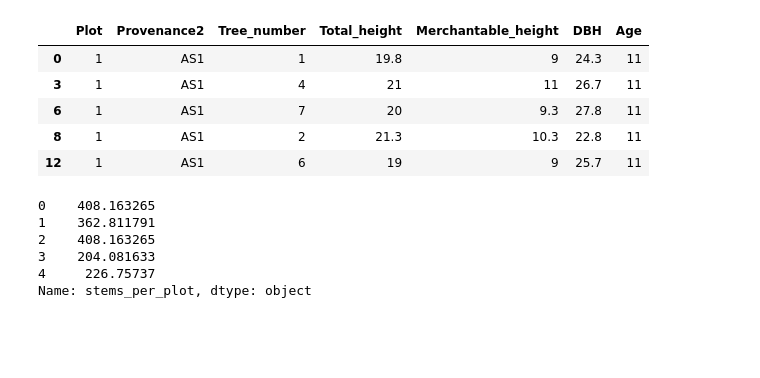
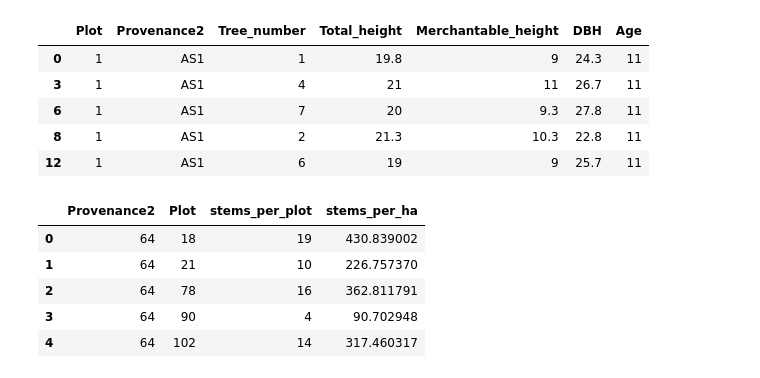
Before and after one commit to ds-gowusu/forest_ml, a Jupyter notebook: Provenance_analysis_2026.ipynb, the cells around one changed output. Saved outputs shown, nothing was run; the diff lists cells and outputs as text; code cells hidden in the pictures; blank space fills up the shorter version.

```diff
--- a/Provenance_analysis_2026.ipynb
+++ b/Provenance_analysis_2026.ipynb
@@ -185,12 +169,15 @@ df.head()
 
 # stems per plot
 spplt = df.groupby(['Provenance2','Plot']).size().reset_index(name='stems_per_plot')
+plot_size = (21*21)/10000
 
-plot_size = (21*21)/10000
+spplt['stems_per_ha'] = spplt['stems_per_plot'] / plot_size
-# %% [output]
-0    408.163265
-1    362.811791
-2    408.163265
-3    204.081633
-4     226.75737
-Name: stems_per_plot, dtype: object
+# %%
+spplt.head()
+# %% [output]
+|  | Provenance2 | Plot | stems_per_plot | stems_per_ha |
+| 0 | 64 | 18 | 19 | 430.839002 |
+| 1 | 64 | 21 | 10 | 226.757370 |
+| 2 | 64 | 78 | 16 | 362.811791 |
+| 3 | 64 | 90 | 4 | 90.702948 |
+| 4 | 64 | 102 | 14 | 317.460317 |
```
Also changed, not shown: parts of 13 cells of this notebook, 2 other files.
